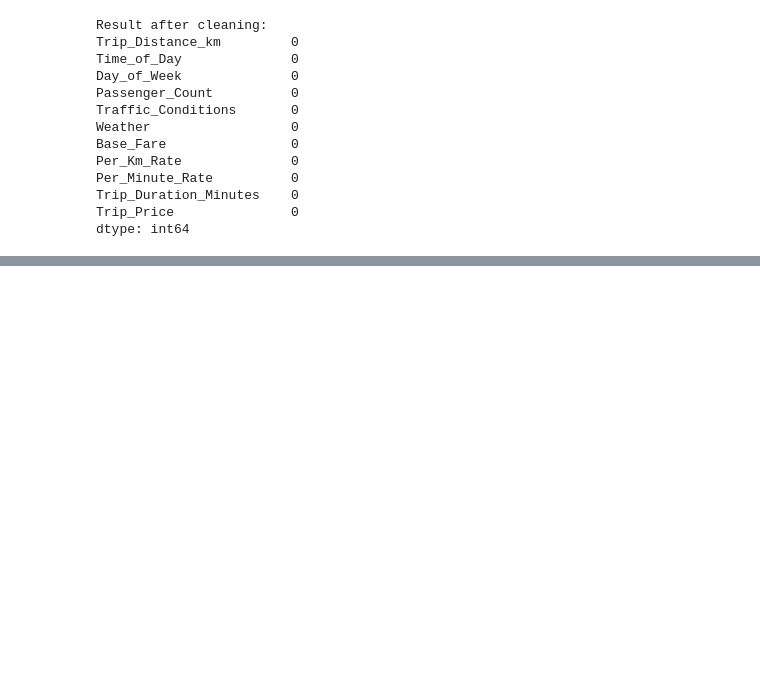
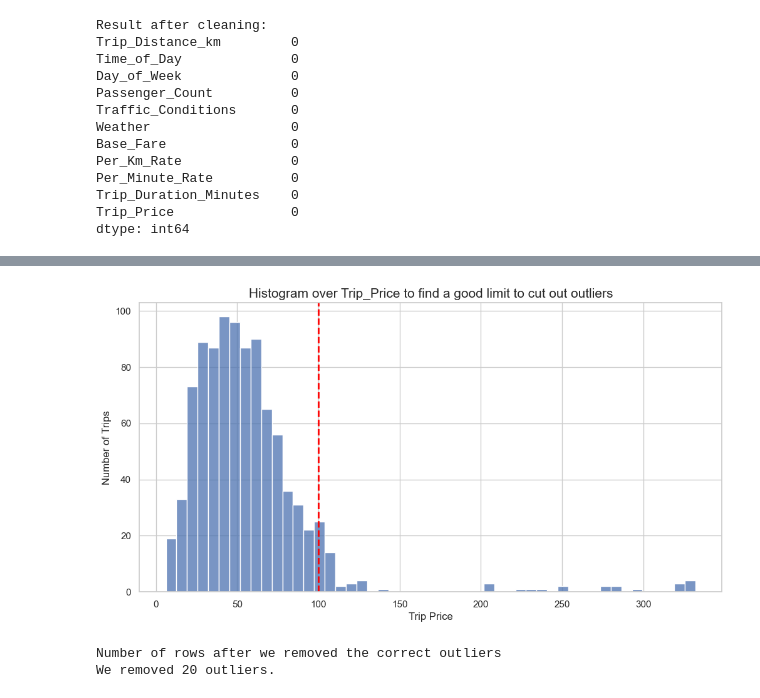
Before and after one commit to TonalLobster/taxi-prediction-fullstack-edwin-opa24, a Jupyter notebook: notebooks/01_model_development.ipynb, the cells around one changed output, grey strips where cells are left out. Cells and saved outputs as stored; diff of their text form; code cells hidden in the pictures; blank space fills up the shorter version.

```diff
--- a/notebooks/01_model_development.ipynb
+++ b/notebooks/01_model_development.ipynb
@@ -191,0 +240,21 @@ dtype: int64
+# %%
+plt.figure(figsize = (12,6))
+sns.histplot(df_cleaned["Trip_Price"], bins = 50)
+plt.title("Histogram over Trip_Price to find a good limit to cut out outliers", fontsize=15)
+plt.xlabel("Trip Price", fontsize = 12)
+plt.ylabel("Number of Trips", fontsize = 12)
+
+plt.axvline(100, color = "red", linestyle= "--", linewidth=2)
+plt.show()
+# %% [output]
+[figure, added]
+# %%
+# correct boxplot with the right outliers removed that we learned from the plot above.
+df_no_outliers = df_cleaned[df_cleaned["Trip_Price"] < 150].copy()
+
+rows_after = len(df_no_outliers)
+print(f"Number of rows after we removed the correct outliers")
+print(f"We removed {rows_before - rows_after} outliers.")
+# %% [output]
+Number of rows after we removed the correct outliers
+We removed 20 outliers.
```
Also changed, not shown: parts of 6 cells of this notebook.
